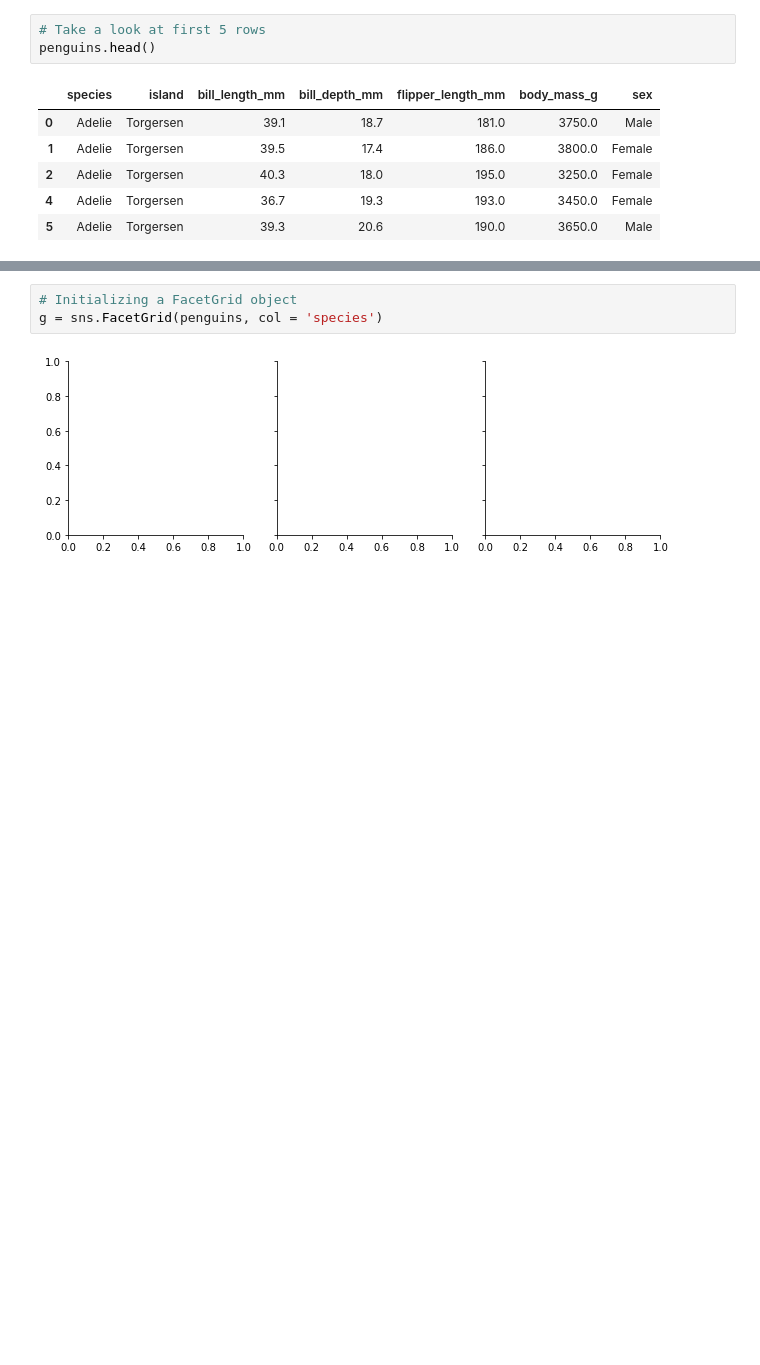
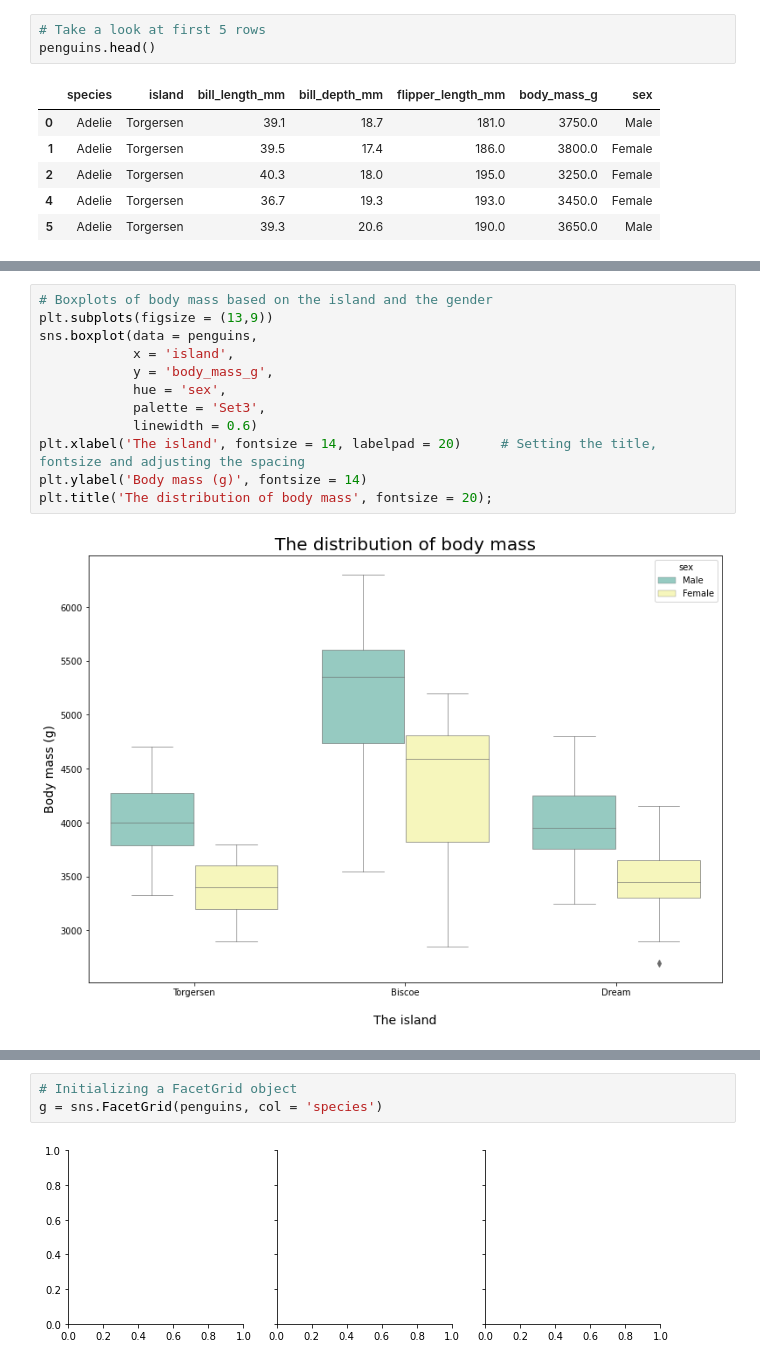
Before and after one commit to zatkopatrik/authentic-data-science, a Jupyter notebook: Jupyter_notebooks/3. Data-Visualization/3_4_15 Multivariate visualizations with Seaborn.ipynb, the cells around one changed output, grey strips where cells are left out. Saved outputs shown, nothing was run; the diff lists cells and outputs as text; blank space fills up the shorter version.

```diff
--- a/Jupyter_notebooks/3. Data-Visualization/3_4_15 Multivariate visualizations with Seaborn.ipynb
+++ b/Jupyter_notebooks/3. Data-Visualization/3_4_15 Multivariate visualizations with Seaborn.ipynb
@@ -42,0 +42,14 @@ sns.stripplot(data = penguins, x = 'species',
+# %%
+# Boxplots of body mass based on the island and the gender
+plt.subplots(figsize = (13,9))
+sns.boxplot(data = penguins,
+            x = 'island',
+            y = 'body_mass_g',
+            hue = 'sex',
+            palette = 'Set3',
+            linewidth = 0.6)
+plt.xlabel('The island', fontsize = 14, labelpad = 20)     # Setting the title, fontsize and adjusting the spacing
+plt.ylabel('Body mass (g)', fontsize = 14)
+plt.title('The distribution of body mass', fontsize = 20);
+# %% [output]
+[figure, added]
```
Also changed, not shown: parts of 26 cells of this notebook.
